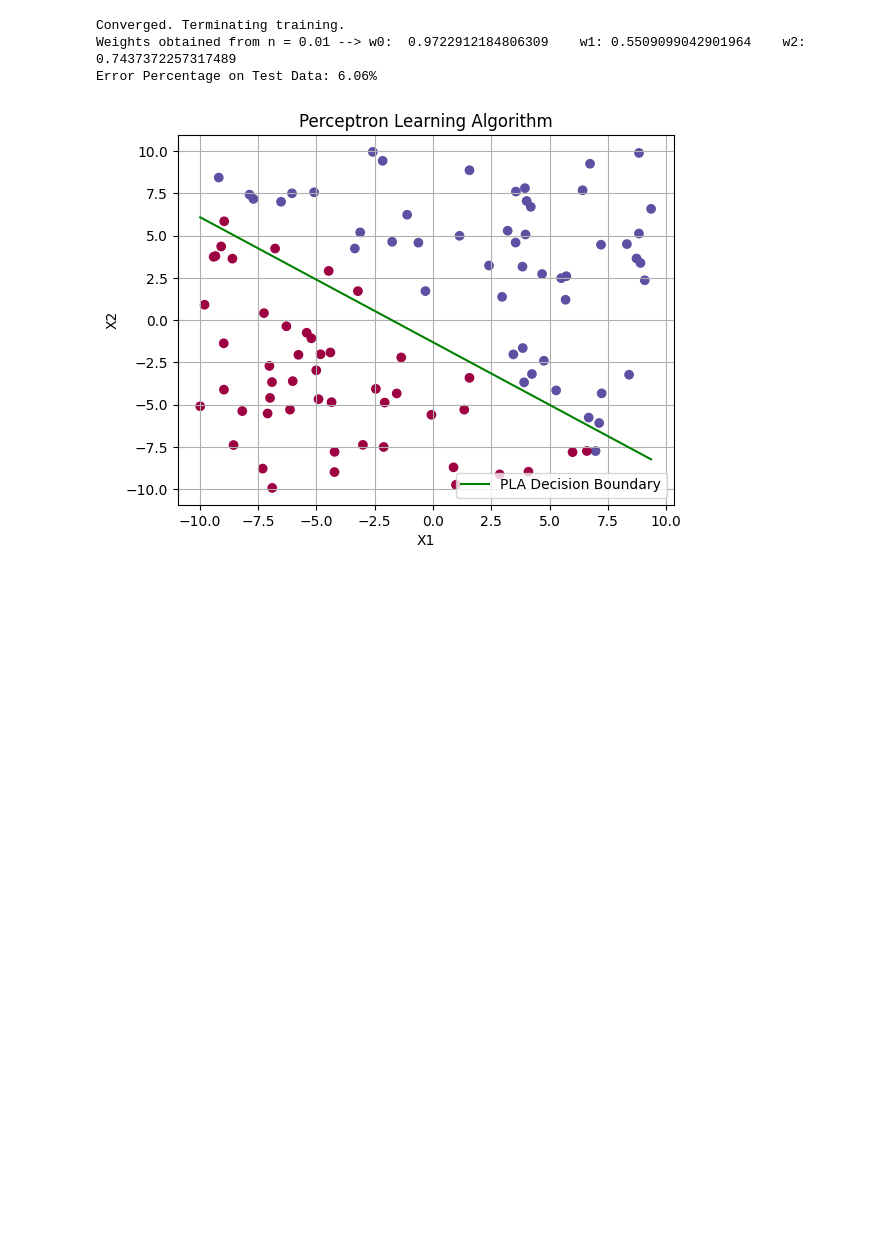
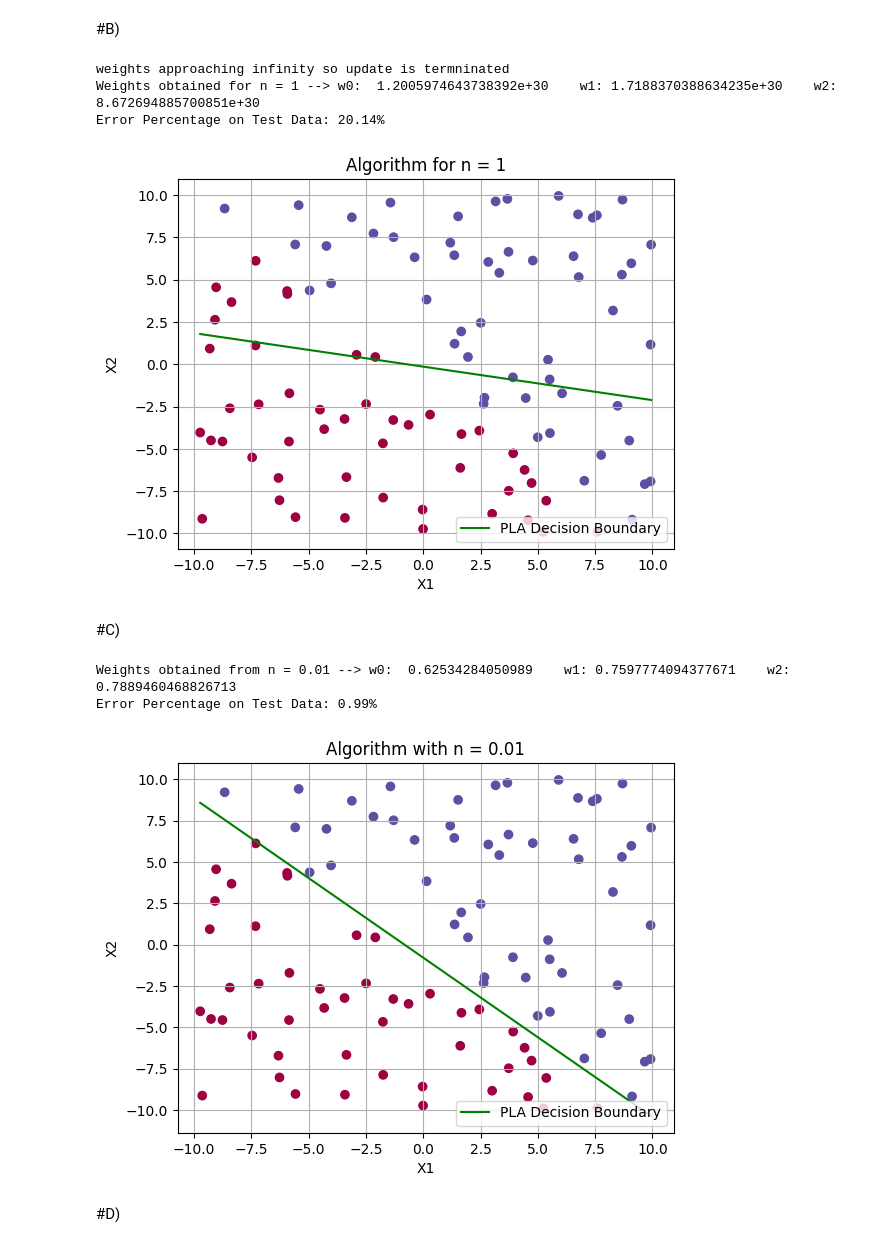
Before and after one commit to kurav/CMPE257-Fall23-Varshith-Kura, a Jupyter notebook: homework_1.ipynb, the cells around one changed output. Drawn from its saved outputs; the diff is of its cells as text; code cells hidden in the pictures; blank space fills up the shorter version.

```diff
--- a/homework_1.ipynb
+++ b/homework_1.ipynb
@@ -186,3 +159,32 @@ Error Percentage on Test Data: 43.46%
+# %% [markdown]
+#B)
+# %%
+
+w0, w1, w2 = 1, 0, 1
+PLA(1)
+plt.scatter(x1, x2, c=y, cmap=plt.cm.Spectral)
+
+x1_line_PLA = np.linspace(min(x1), max(x1), 100)
+x2_line_PLA = -(w0 + w1 * x1_line_PLA) / w2
+plt.plot(x1_line_PLA, x2_line_PLA, label='PLA Decision Boundary',color = 'green')
+
+
+plt.xlabel('X1')
+plt.ylabel('X2')
+plt.title('Algorithm for n = 1')
+plt.grid(True)
+plt.legend(loc='lower right')
+print("Weights obtained for n = 1 -->", "w0: ",w0,"   w1:",w1,"   w2: ",w2)
+error_percentage = calculate_error_percentage(x1_test, x2_test, y_test, w0, w1, w2)
+print(f"Error Percentage on Test Data: {error_percentage:.2f}%")
+plt.show()
+# %% [output]
+weights approaching infinity so update is termninated
+Weights obtained for n = 1 --> w0:  1.2005974643738392e+30    w1: 1.7188370388634235e+30    w2:  8.672694885700851e+30
+Error Percentage on Test Data: 20.14%
+[figure, added]
+# %% [markdown]
+#C)
 # %%
 w0, w1, w2 = 1, 0, 1
 PLA(0.01)
@@ -195,7 +197,7 @@ plt.plot(x1_line_PLA, x2_line_PLA, label='PLA Decision Boundary',color = 'green'
 
 plt.xlabel('X1')
 plt.ylabel('X2')
-plt.title('Perceptron Learning Algorithm')
+plt.title('Algorithm with n = 0.01')
 plt.grid(True)
 plt.legend(loc='lower right')
 print("Weights obtained from n = 0.01 -->", "w0: ",w0,"   w1:",w1,"   w2: ",w2)
@@ -203,10 +205,11 @@ error_percentage = calculate_error_percentage(x1_test, x2_test, y_test, w0, w1,
 print(f"Error Percentage on Test Data: {error_percentage:.2f}%")
 plt.show()
 # %% [output]
-Converged. Terminating training.
-Weights obtained from n = 0.01 --> w0:  0.9722912184806309    w1: 0.5509099042901964    w2:  0.7437372257317489
-Error Percentage on Test Data: 6.06%
+Weights obtained from n = 0.01 --> w0:  0.62534284050989    w1: 0.7597774094377671    w2:  0.7889460468826713
+Error Percentage on Test Data: 0.99%
-[figure, old version]
+[figure, new version]
+# %% [markdown]
+#D)
 # %%
 w0, w1, w2 = 1, 0, 1
 PLA(0.0001)
```
Also changed, not shown: parts of 8 cells of this notebook.
